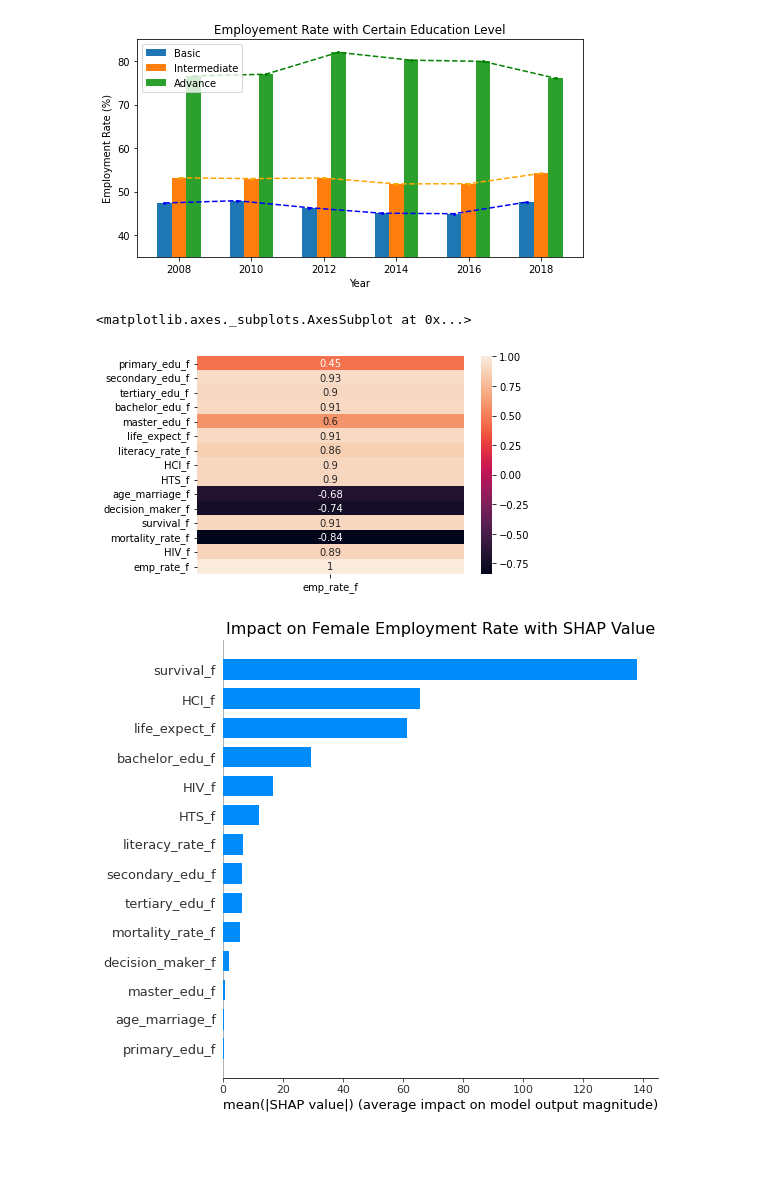
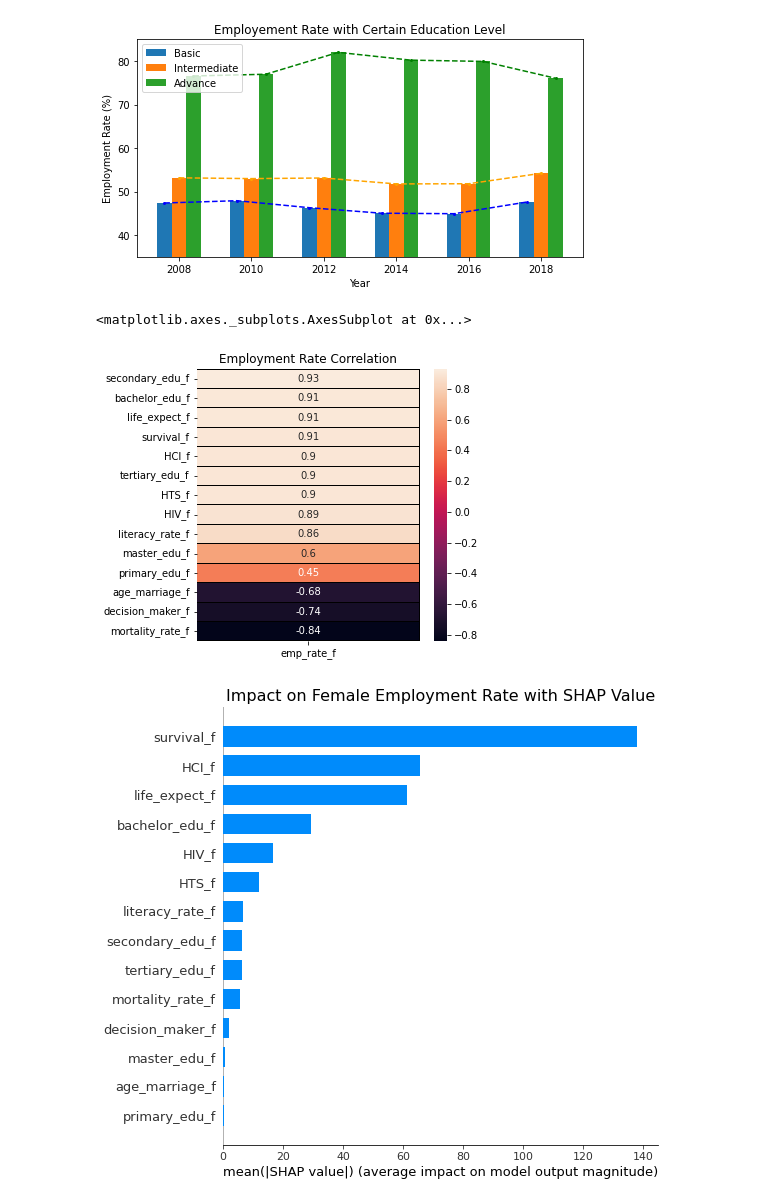
Before and after one commit to bryan273/Inequality-Gender-Employment, a Jupyter notebook: Project_Gigih_EM.ipynb, the cells around one changed output. Drawn from its saved outputs; the diff is of its cells as text; code cells hidden in the pictures; blank space fills up the shorter version.

```diff
--- a/Project_Gigih_EM.ipynb
+++ b/Project_Gigih_EM.ipynb
@@ -244,10 +246,13 @@ feature_list = ['primary_edu_f', 'secondary_edu_f', 'tertiary_edu_f', 'bachelor_
 feature = use_df[feature_list]
 target = use_df['emp_rate_f']
 # %%
-sns.heatmap(pd.concat([feature, target], axis=1).corr()[["emp_rate_f"]], annot=True)
+plt.figure(figsize=(5,5))
+plt.title("Employment Rate Correlation")
+sns.heatmap(pd.concat([feature, target], axis=1).corr()[["emp_rate_f"]][:-1].\
+            sort_values(by='emp_rate_f', ascending=False), annot=True, linecolor='black', linewidths=0.01)
 # %% [output]
 <matplotlib.axes._subplots.AxesSubplot at 0x...>
-[figure, old version]
+[figure, new version]
 # %%
 linreg = LinearRegression().fit(feature, target)
 masker = shap.maskers.Independent(data=feature)
```
Also changed, not shown: parts of 2 cells of this notebook, 6 other files.
